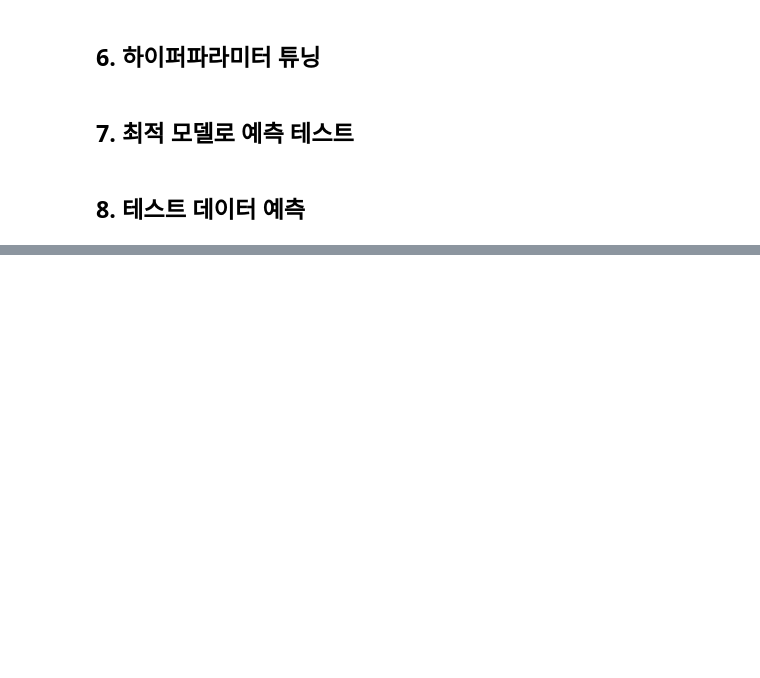
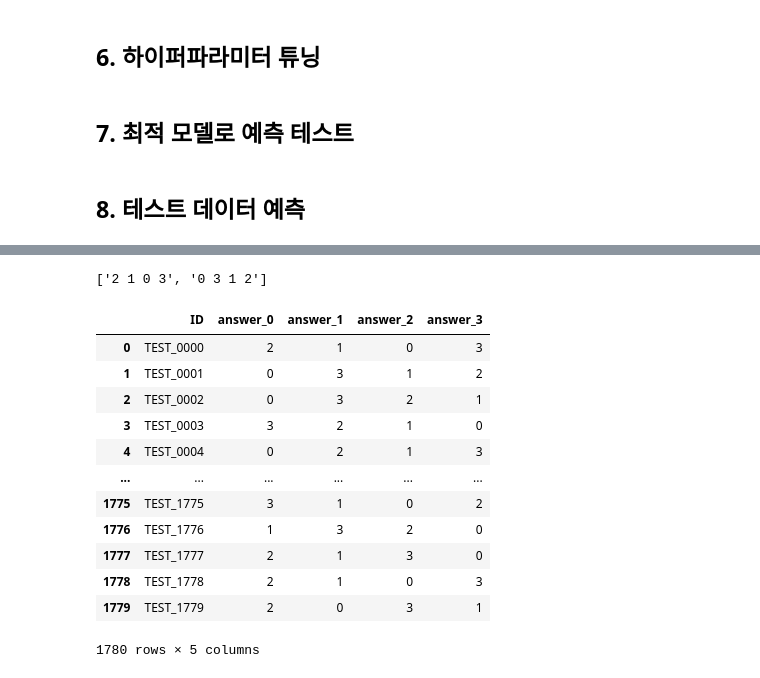
Before and after one commit to onewon1234/AI_DL_Project, a Jupyter notebook: T5/train_pko_t5.ipynb, the cells around one changed output, grey strips where cells are left out. Cells and saved outputs as stored; diff of their text form; code cells hidden in the pictures; blank space fills up the shorter version.

Commit message:
first submission trial

```diff
--- a/T5/train_pko_t5.ipynb
+++ b/T5/train_pko_t5.ipynb
@@ -111,9 +111,7 @@ def validate(model, val_loader, device, tokenizer):
                 attention_mask=attention_mask,
                 max_length=8,
                 num_beams=4,
-                no_repeat_ngram_size=4,  # 숫자 중복 방지
-                use_cache=True,
-                past_key_values=None
+                no_repeat_ngram_size=4  # 숫자 중복 방지
             )
 
             # 예측과 레이블을 순서 시퀀스로 변환
@@ -624,23 +690,28 @@ plt.show()
 test_df = pd.read_csv('../data/test.csv')
 
 # 모델 로드
-predictor = SentenceOrderPredictor(model_path='./checkpoints/pko_t5_best_model.pt')
+predictor = SentenceOrderPredictor()
+
+# 체크포인트 로드 시 메모리 효율적인 방식 사용
+checkpoint = torch.load('./checkpoints/pko_t5_best_model.pt', map_location='cpu')
+predictor.model.load_state_dict(checkpoint['model_state_dict'])
+predictor.model.to('cuda')
+
+# 불필요한 메모리 해제
+del checkpoint
+torch.cuda.empty_cache()
 
 # 예측 결과를 저장할 리스트
 predictions = []
 
-# 각 테스트 데이터에 대해 예측 수행
-for idx, row in test_df.iterrows():
-    # 4개의 문장을 [SEP] 토큰으로 연결
-    text = f"{row['sentence_0']}[SEP]{row['sentence_1']}[SEP]{row['sentence_2']}[SEP]{row['sentence_3']}"
+# 각 테스트 케이스에 대해 예측 수행
+for idx, row in tqdm(test_df.iterrows(), total=len(test_df), desc="Predicting"):
+    # 입력 텍스트 준비 ([SEP]로 문장들 연결)
+    input_text = f"{row['sentence_0']} [SEP] {row['sentence_1']} [SEP] {row['sentence_2']} [SEP] {row['sentence_3']}"
 
-    # 문장 순서 예측
-    predicted_order = predictor.predict_order(text)
-    predictions.append(predicted_order)
+    # 순서 예측
+    predicted_order = predictor.predict_order(input_text)
 
-# 샘플 예측 결과 확인
-print("\n샘플 예측 결과:")
-for i in range(min(5, len(test_df))):
-    print(f"\n입력 텍스트:")
-    print(test_df['input_text'].iloc[i])
-    print(f"예측된 순서: {predictions[i]}")
+    # 예측 결과를 문자열로 변환 (공백으로 구분)
+    prediction_str = ' '.join(map(str, predicted_order))
+    predictions.append(prediction_str)
@@ -647,12 +724,32 @@ for i in range(min(5, len(test_df))):
+# %%
+predictions[:2]
+# %% [output]
+['2 1 0 3', '0 3 1 2']
 # %%
 # 예측 결과를 제출 형식에 맞게 변환
 submission = pd.DataFrame({
     'ID': test_df['ID'],
     'answer_0': [pred[0] for pred in predictions],
-    'answer_1': [pred[1] for pred in predictions],
-    'answer_2': [pred[2] for pred in predictions],
-    'answer_3': [pred[3] for pred in predictions]
+    'answer_1': [pred[2] for pred in predictions],
+    'answer_2': [pred[4] for pred in predictions],
+    'answer_3': [pred[6] for pred in predictions]
 })
 
 # 결과를 CSV 파일로 저장
 submission.to_csv('../data/submission.csv', index=False)
+# %%
+submission
+# %% [output]
+|  | ID | answer_0 | answer_1 | answer_2 | answer_3 |
+| 0 | TEST_0000 | 2 | 1 | 0 | 3 |
+| 1 | TEST_0001 | 0 | 3 | 1 | 2 |
+| 2 | TEST_0002 | 0 | 3 | 2 | 1 |
+| 3 | TEST_0003 | 3 | 2 | 1 | 0 |
+| 4 | TEST_0004 | 0 | 2 | 1 | 3 |
+| ... | ... | ... | ... | ... | ... |
+| 1775 | TEST_1775 | 3 | 1 | 0 | 2 |
+| 1776 | TEST_1776 | 1 | 3 | 2 | 0 |
+| 1777 | TEST_1777 | 2 | 1 | 3 | 0 |
+| 1778 | TEST_1778 | 2 | 1 | 0 | 3 |
+| 1779 | TEST_1779 | 2 | 0 | 3 | 1 |
+1780 rows × 5 columns
```
Also changed, not shown: parts of 5 cells of this notebook, 3 other files.
